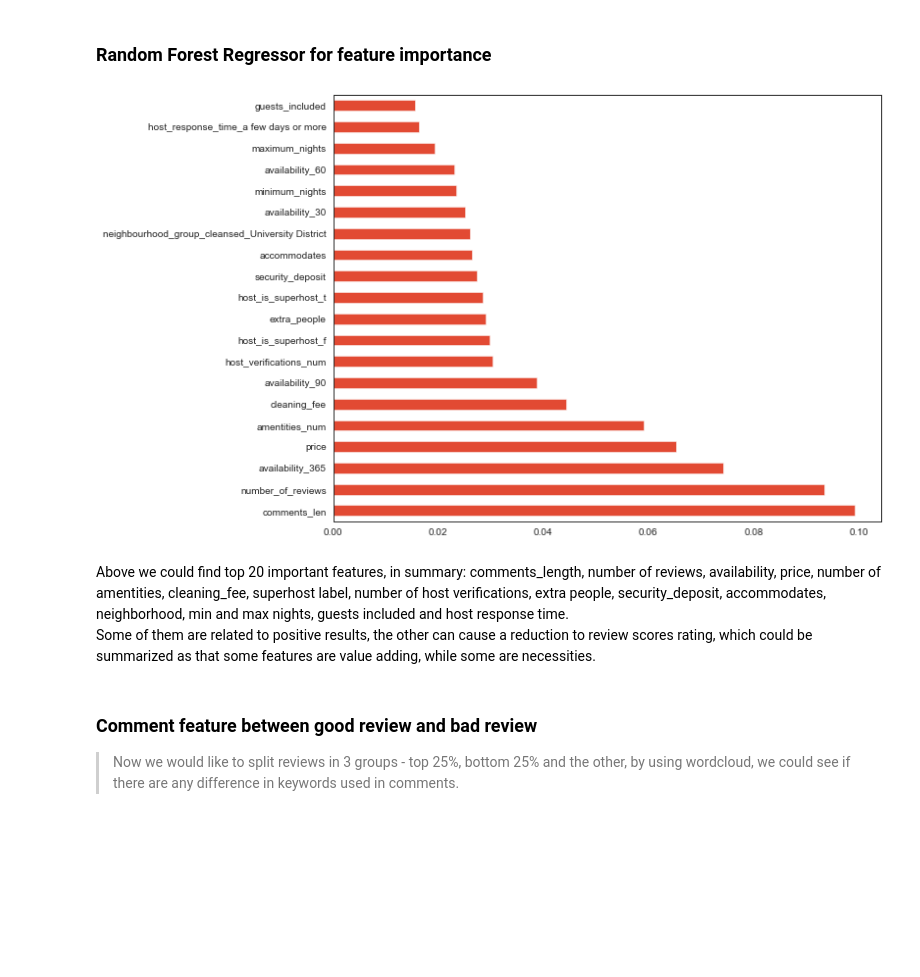
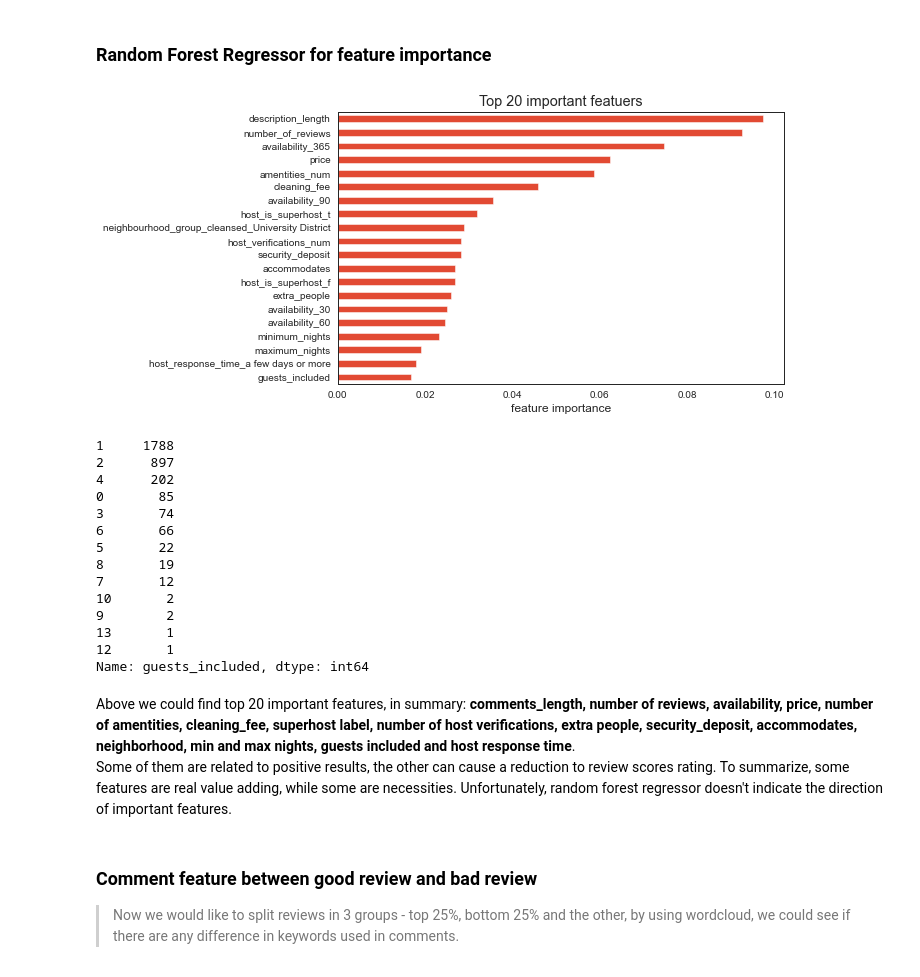
Before and after one commit to xmjuan/airbnb, a Jupyter notebook: Airbnb_EDA.ipynb, the cells around one changed output. Drawn from its saved outputs; the diff is of its cells as text; code cells hidden in the pictures; blank space fills up the shorter version.

```diff
--- a/Airbnb_EDA.ipynb
+++ b/Airbnb_EDA.ipynb
@@ -153,8 +155,7 @@ f    0.901781
 t    0.098219
 Name: require_guest_phone_verification, dtype: float64
 # %%
-# some columns have a single values over 90%, will drop these columns
-drop_lst = ['host_has_profile_pic', 'bed_type', 'require_guest_profile_picture', 'require_guest_phone_verification']
+drop_lst = ['host_has_profile_pic', 'require_guest_profile_picture', 'require_guest_phone_verification']
 df_new = df_new.drop(drop_lst, axis = 1)
 # %%
 # drop host listings count
@@ -264,8 +265,8 @@ df_lst['comments'] = df_lst['summary'] + df_lst['space'] + df_lst['description']
 
 # comments length preparation and merge new feature back to main dataset
 comments_len = comments_preparation(df_lst, 'comments')
-df_lst['comments_len'] = comments_len
-df_new = df_new.merge(df_lst[['id', 'comments_len']], how = 'left', left_on = 'id', right_on = 'id')
+df_lst['description_length'] = comments_len
+df_new = df_new.merge(df_lst[['id', 'description_length']], how = 'left', left_on = 'id', right_on = 'id')
 # %% [markdown]
 ## Distribution of target - review scores rating
 # %%
@@ -422,13 +447,32 @@ model.fit(X, y)
 importance = model.feature_importances_
 # %%
 # visualize importance
-df_importance = pd.Series(importance, index = X.columns)
-df_importance.nlargest(20).plot(kind = 'barh', figsize = (10, 8));
+df_importance = pd.Series(importance, index = X.columns).sort_values(ascending = False)
+df_importance.nlargest(20).sort_values(ascending = True).plot(kind = 'barh', figsize = (8, 5))
+plt.title('Top 20 important featuers')
+plt.xlabel('feature importance');
 # %% [output]
-[figure, old version]
+[figure, new version]
+# %%
+df_new['guests_included'].value_counts()
+# %% [output]
+1     1788
+2      897
+4      202
+0       85
+3       74
+6       66
+5       22
+8       19
+7       12
+10       2
+9        2
+13       1
+12       1
+Name: guests_included, dtype: int64
 # %% [markdown]
-Above we could find top 20 important features, in summary: comments_length, number of reviews, availability, price, number of amentities, cleaning_fee, superhost label, number of host verifications, extra people, security_deposit, accommodates, neighborhood, min and max nights, guests included and host response time. <br>
-Some of them are related to positive results, the other can cause a reduction to review scores rating, which could be summarized as that some features are value adding, while some are necessities.
+Above we could find top 20 important features, in summary: **comments_length, number of reviews, availability, price, number of amentities, cleaning_fee, superhost label, number of host verifications, extra people, security_deposit, accommodates, neighborhood, min and max nights, guests included and host response time**. <br>
+Some of them are related to positive results, the other can cause a reduction to review scores rating. To summarize, some features are real value adding, while some are necessities. Unfortunately, random forest regressor doesn't indicate the direction of important features.
 # %% [markdown]
 ### Comment feature between good review and bad review
 > Now we would like to split reviews in 3 groups - top 25%, bottom 25% and the other, by using wordcloud, we could see if there are any difference in keywords used in comments.
```
Also changed, not shown: parts of 13 cells of this notebook, 1 other file.
